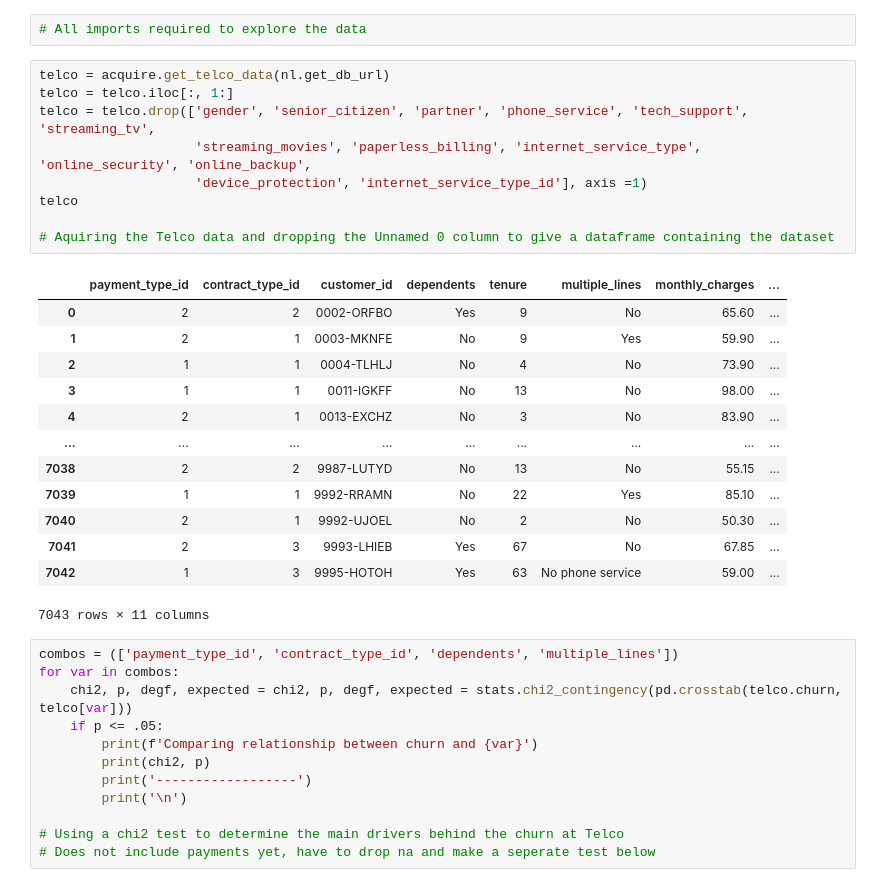
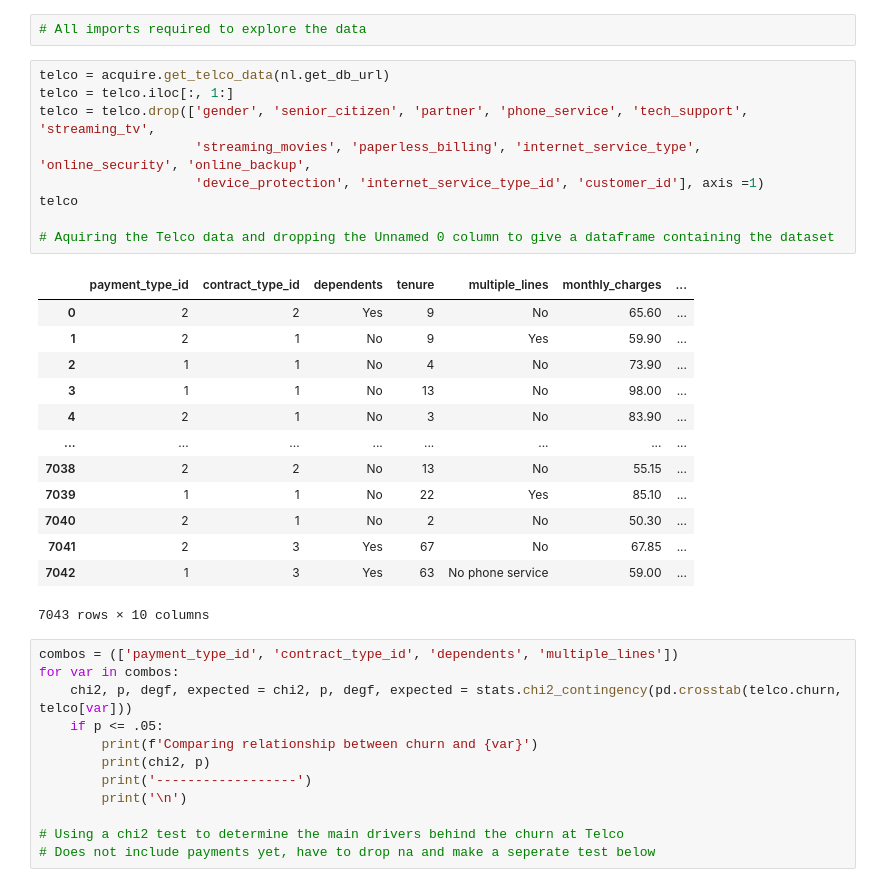
Before and after one commit to akonstans/Classification_Project, a Jupyter notebook: exploration1.ipynb, the cells around one changed output. Cells and saved outputs as stored; diff of their text form.

```diff
--- a/exploration1.ipynb
+++ b/exploration1.ipynb
@@ -15,26 +15,26 @@ warnings.filterwarnings("ignore")
 # %%
 telco = acquire.get_telco_data(nl.get_db_url)
 telco = telco.iloc[:, 1:]
 telco = telco.drop(['gender', 'senior_citizen', 'partner', 'phone_service', 'tech_support', 'streaming_tv',
                     'streaming_movies', 'paperless_billing', 'internet_service_type', 'online_security', 'online_backup',
-                    'device_protection', 'internet_service_type_id'], axis =1)
+                    'device_protection', 'internet_service_type_id', 'customer_id'], axis =1)
 telco
 
 # Aquiring the Telco data and dropping the Unnamed 0 column to give a dataframe containing the dataset
 # %% [output]
-|  | payment_type_id | contract_type_id | customer_id | dependents | tenure | multiple_lines | monthly_charges | ... |
-| 0 | 2 | 2 | 0002-ORFBO | Yes | 9 | No | 65.60 | ... |
-| 1 | 2 | 1 | 0003-MKNFE | No | 9 | Yes | 59.90 | ... |
-| 2 | 1 | 1 | 0004-TLHLJ | No | 4 | No | 73.90 | ... |
-| 3 | 1 | 1 | 0011-IGKFF | No | 13 | No | 98.00 | ... |
-| 4 | 2 | 1 | 0013-EXCHZ | No | 3 | No | 83.90 | ... |
-| ... | ... | ... | ... | ... | ... | ... | ... | ... |
-| 7038 | 2 | 2 | 9987-LUTYD | No | 13 | No | 55.15 | ... |
-| 7039 | 1 | 1 | 9992-RRAMN | No | 22 | Yes | 85.10 | ... |
-| 7040 | 2 | 1 | 9992-UJOEL | No | 2 | No | 50.30 | ... |
-| 7041 | 2 | 3 | 9993-LHIEB | Yes | 67 | No | 67.85 | ... |
-| 7042 | 1 | 3 | 9995-HOTOH | Yes | 63 | No phone service | 59.00 | ... |
+|  | payment_type_id | contract_type_id | dependents | tenure | multiple_lines | monthly_charges | ... |
+| 0 | 2 | 2 | Yes | 9 | No | 65.60 | ... |
+| 1 | 2 | 1 | No | 9 | Yes | 59.90 | ... |
+| 2 | 1 | 1 | No | 4 | No | 73.90 | ... |
+| 3 | 1 | 1 | No | 13 | No | 98.00 | ... |
+| 4 | 2 | 1 | No | 3 | No | 83.90 | ... |
+| ... | ... | ... | ... | ... | ... | ... | ... |
+| 7038 | 2 | 2 | No | 13 | No | 55.15 | ... |
+| 7039 | 1 | 1 | No | 22 | Yes | 85.10 | ... |
+| 7040 | 2 | 1 | No | 2 | No | 50.30 | ... |
+| 7041 | 2 | 3 | Yes | 67 | No | 67.85 | ... |
+| 7042 | 1 | 3 | Yes | 63 | No phone service | 59.00 | ... |
-7043 rows × 11 columns
+7043 rows × 10 columns
 # %%
 combos = (['payment_type_id', 'contract_type_id', 'dependents', 'multiple_lines'])
 for var in combos:
```
Also changed, not shown: parts of 14 cells of this notebook, 1 other file.
